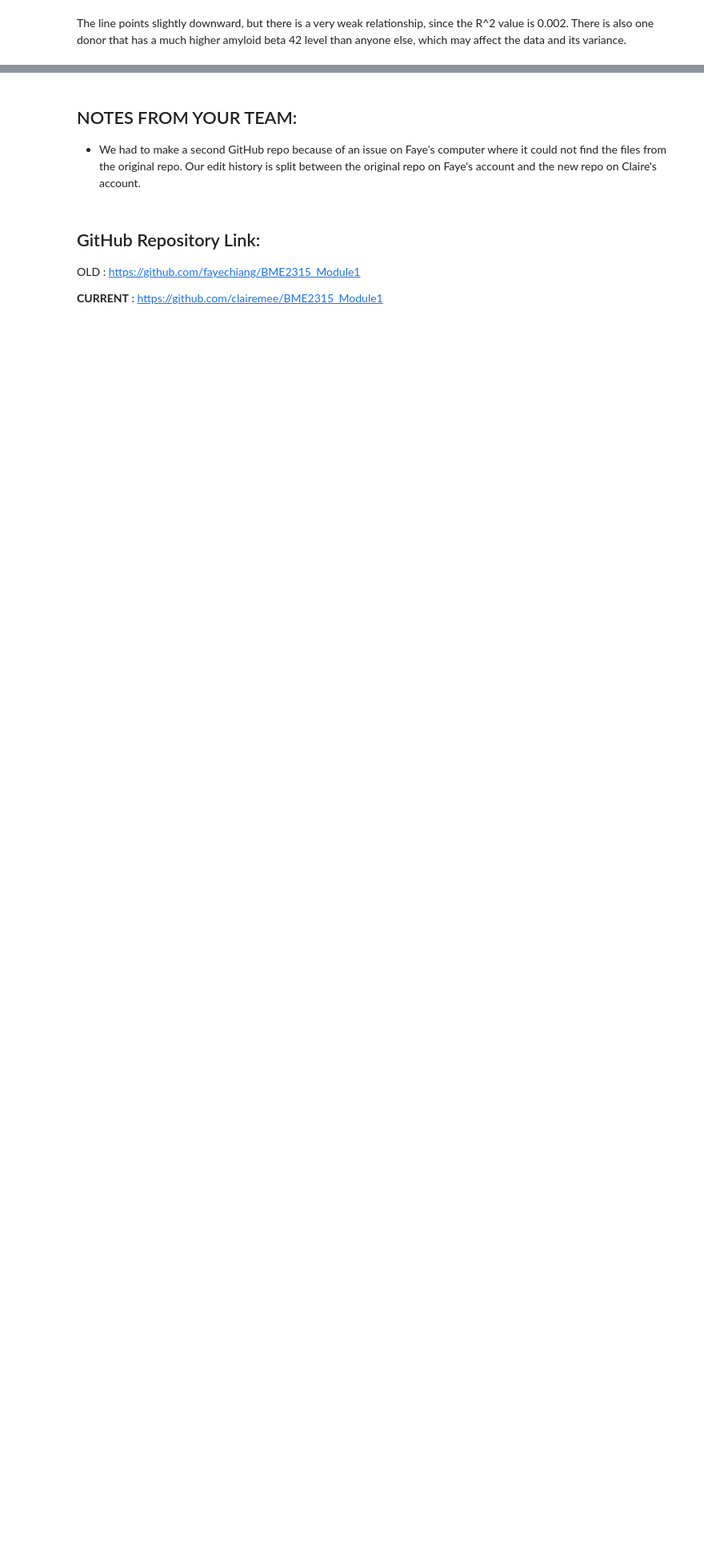
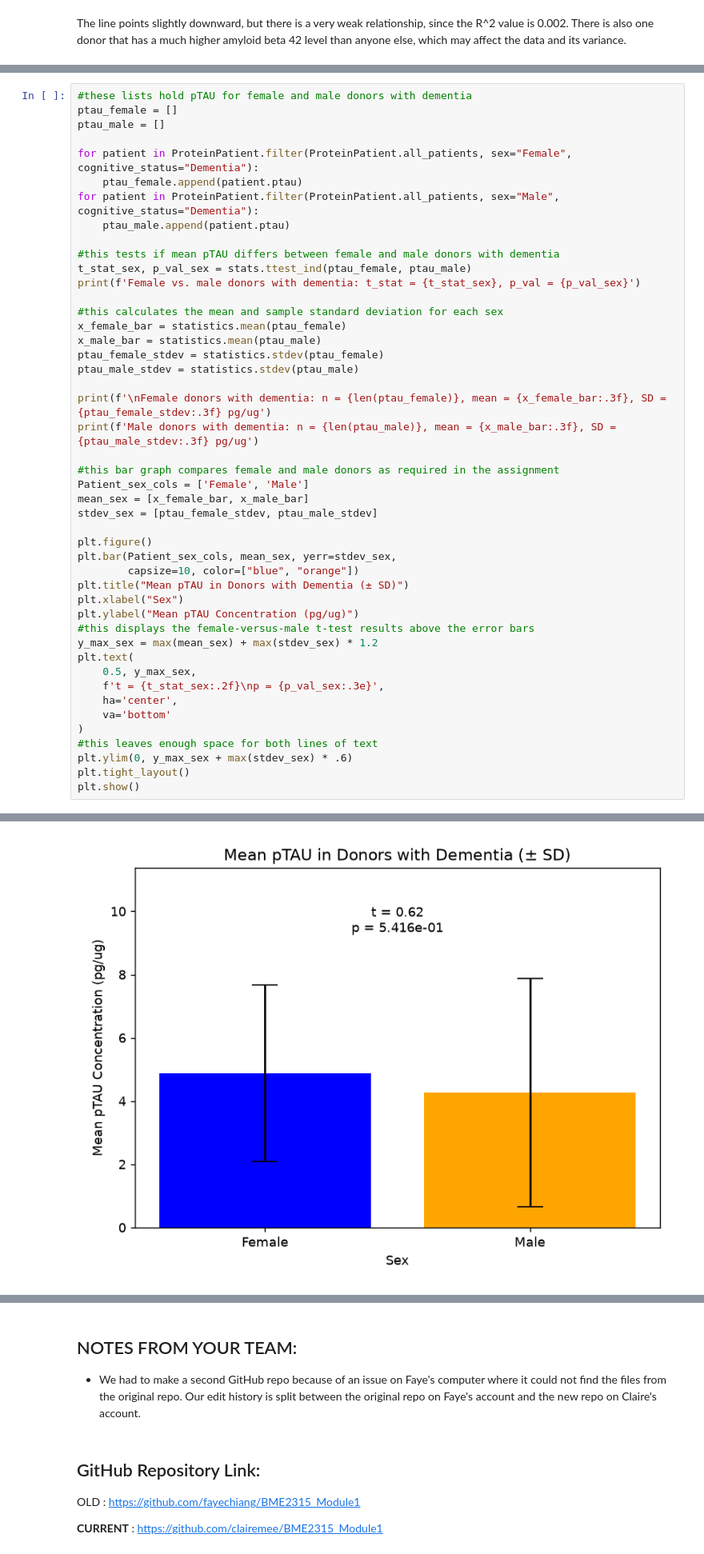
Before and after one commit to clairemee/BME2315_Module1, a Jupyter notebook: Module 1 Final.ipynb, the cells around one changed output, grey strips where cells are left out. Shown at 80% size. Saved outputs shown, nothing was run; the diff lists cells and outputs as text; blank space fills up the shorter version.

```diff
--- a/Module 1 Final.ipynb
+++ b/Module 1 Final.ipynb
@@ -301,0 +473,47 @@ The line points slightly downward, but there is a very weak relationship, since
+# %%
+#these lists hold pTAU for female and male donors with dementia
+ptau_female = []
+ptau_male = []
+
+for patient in ProteinPatient.filter(ProteinPatient.all_patients, sex="Female", cognitive_status="Dementia"):
+    ptau_female.append(patient.ptau)
+for patient in ProteinPatient.filter(ProteinPatient.all_patients, sex="Male", cognitive_status="Dementia"):
+    ptau_male.append(patient.ptau)
+
+#this tests if mean pTAU differs between female and male donors with dementia
+t_stat_sex, p_val_sex = stats.ttest_ind(ptau_female, ptau_male)
+print(f'Female vs. male donors with dementia: t_stat = {t_stat_sex}, p_val = {p_val_sex}')
+
+#this calculates the mean and sample standard deviation for each sex
+x_female_bar = statistics.mean(ptau_female)
+x_male_bar = statistics.mean(ptau_male)
+ptau_female_stdev = statistics.stdev(ptau_female)
+ptau_male_stdev = statistics.stdev(ptau_male)
+
+print(f'\nFemale donors with dementia: n = {len(ptau_female)}, mean = {x_female_bar:.3f}, SD = {ptau_female_stdev:.3f} pg/ug')
+print(f'Male donors with dementia: n = {len(ptau_male)}, mean = {x_male_bar:.3f}, SD = {ptau_male_stdev:.3f} pg/ug')
+
+#this bar graph compares female and male donors as required in the assignment
+Patient_sex_cols = ['Female', 'Male']
+mean_sex = [x_female_bar, x_male_bar]
+stdev_sex = [ptau_female_stdev, ptau_male_stdev]
+
+plt.figure()
+plt.bar(Patient_sex_cols, mean_sex, yerr=stdev_sex,
+        capsize=10, color=["blue", "orange"])
+plt.title("Mean pTAU in Donors with Dementia (± SD)")
+plt.xlabel("Sex")
+plt.ylabel("Mean pTAU Concentration (pg/ug)")
+#this displays the female-versus-male t-test results above the error bars
+y_max_sex = max(mean_sex) + max(stdev_sex) * 1.2
+plt.text(
+    0.5, y_max_sex,
+    f't = {t_stat_sex:.2f}\np = {p_val_sex:.3e}',
+    ha='center',
+    va='bottom'
+)
+#this leaves enough space for both lines of text
+plt.ylim(0, y_max_sex + max(stdev_sex) * .6)
+plt.tight_layout()
+plt.show()
+# %% [output]
@@ -301,0 +524 @@ The line points slightly downward, but there is a very weak relationship, since
+[figure, added]
```
Also changed, not shown: parts of 13 cells of this notebook.
